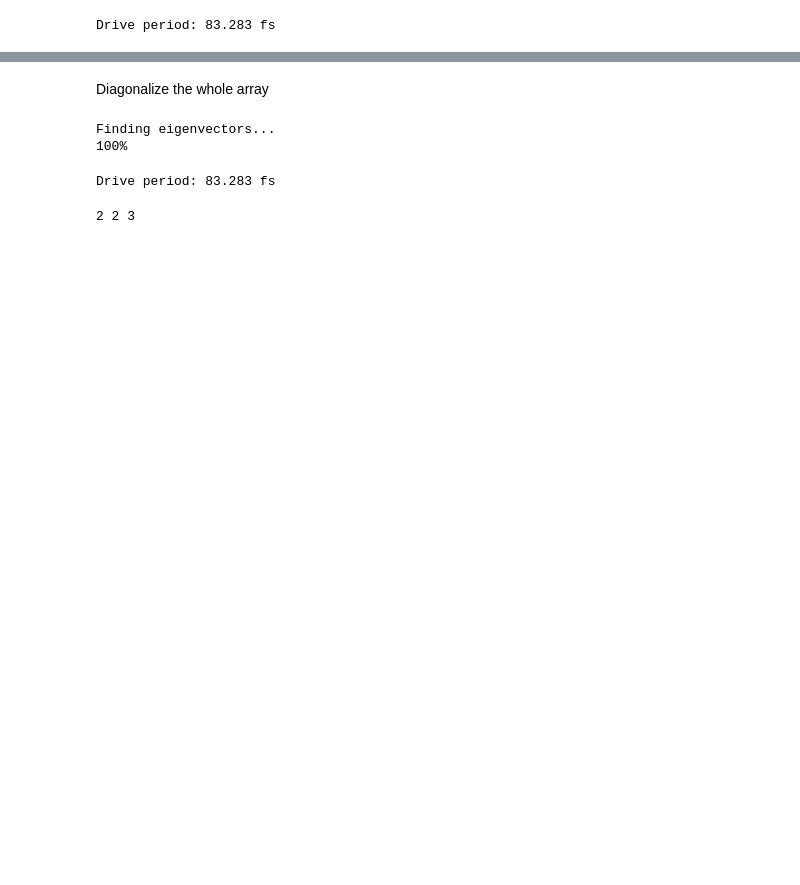
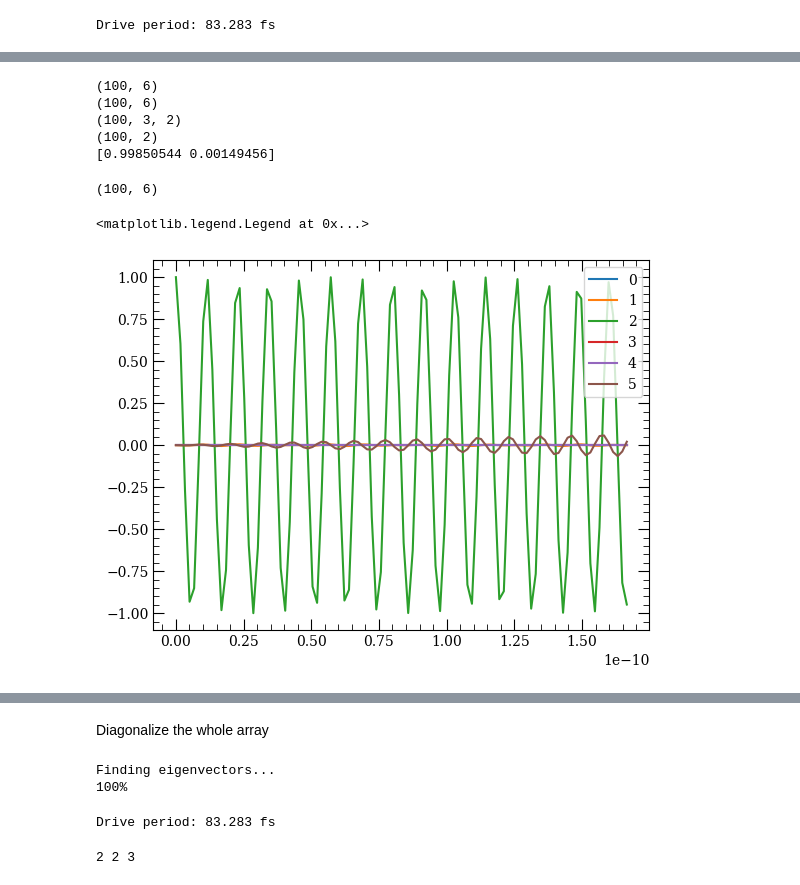
Before and after one commit to dihm/ARC-Alkali-Rydberg-Calculator, a Jupyter notebook: doc/Floquet_tests.ipynb, the cells around one changed output, grey strips where cells are left out. Drawn from its saved outputs; the diff is of its cells as text; code cells hidden in the pictures; blank space fills up the shorter version.

```diff
--- a/doc/Floquet_tests.ipynb
+++ b/doc/Floquet_tests.ipynb
@@ -146,3 +209,32 @@ print(np.mean(u5,axis=0))
+# %%
+u1 = np.exp(-1.0j*2*np.pi*eigs[None,:]*ts[:,None])
+print(u1.shape)
+u2 = np.einsum('lm,km,m->lk',u1, egvector, egvector[tarInd]) # temp removing conjugation as unnecessary
+u3 = np.abs(u2)**2
+print(u3.shape)
+u4 = u3.reshape(u3.shape[:-1] + (dim1, dim0))
+print(u4.shape)
+u5 = u4.sum(axis=-2)
+print(u5.shape)
+print(np.mean(u5,axis=0))
+# %% [output]
+(100, 6)
+(100, 6)
+(100, 3, 2)
+(100, 2)
+[0.99850544 0.00149456]
+# %%
+u2.shape
+# %% [output]
+(100, 6)
+# %%
+fig, ax = plt.subplots(1)
+
+ax.plot(ts, u2.real, label=list(range(6)))
+ax.legend()
+# %% [output]
+<matplotlib.legend.Legend at 0x...>
+[figure, added]
 # %%
 fig, ax = plt.subplots(1)
 
```
Also changed, not shown: parts of 20 cells of this notebook.
